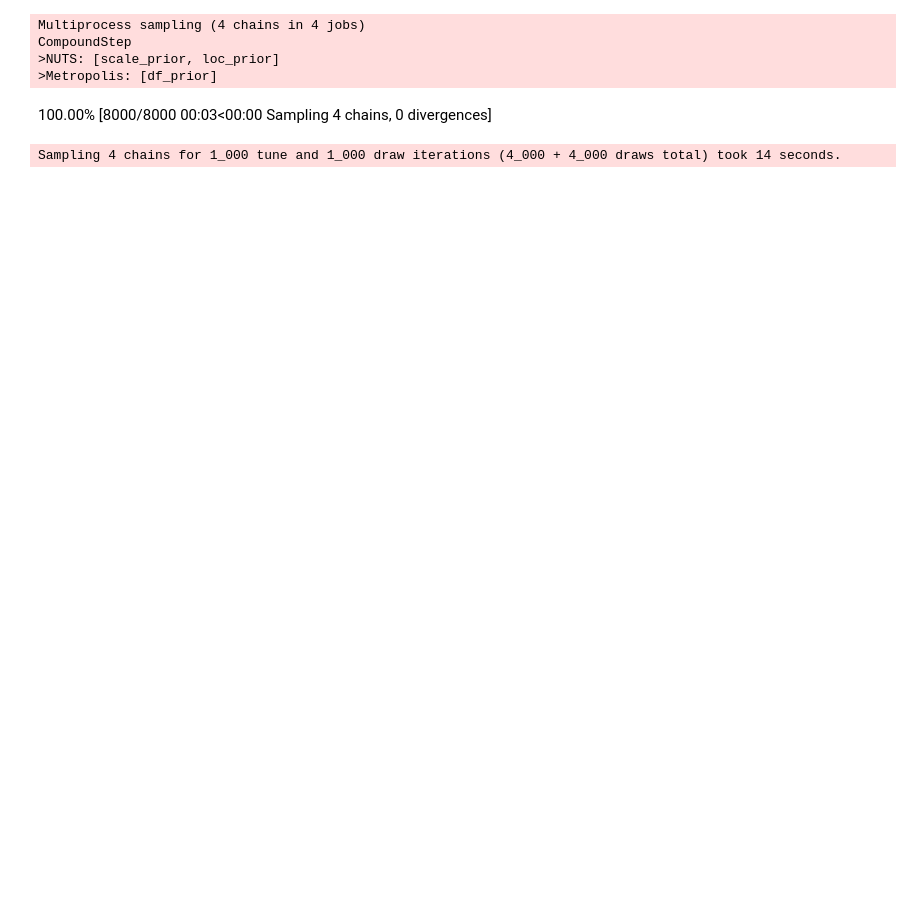
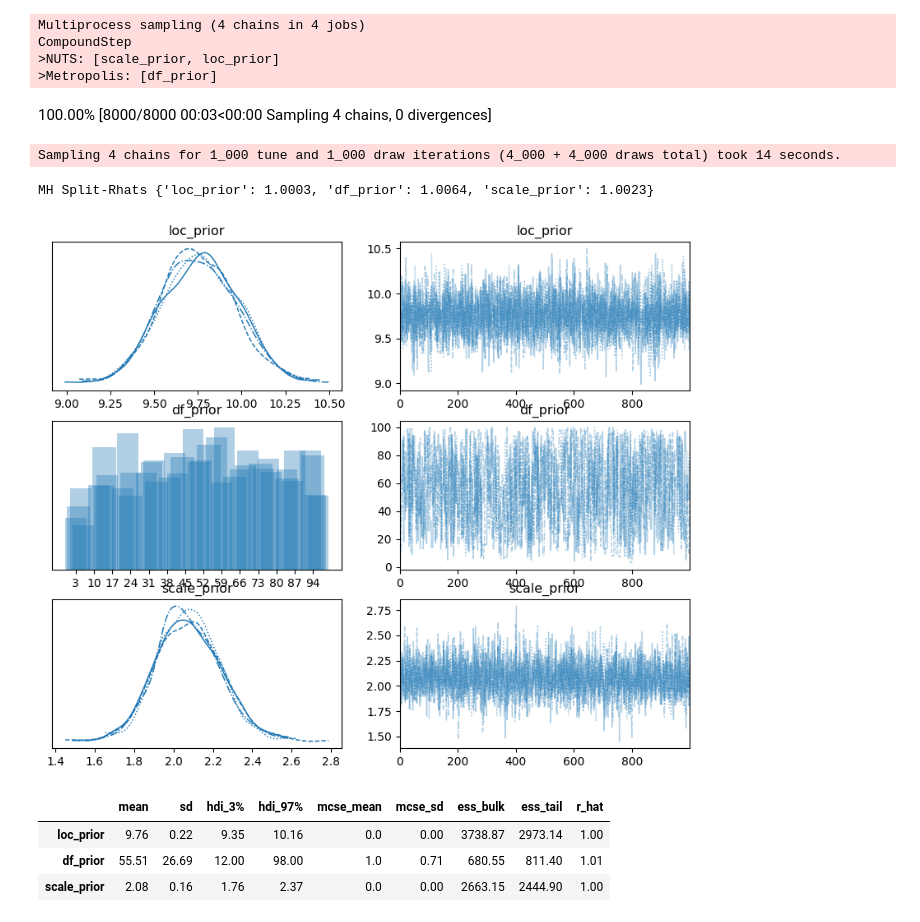
Before and after one commit to MatthewPronyshyn/STA365, a Jupyter notebook: Homework4.ipynb, the cells around one changed output. Cells and saved outputs as stored; diff of their text form; code cells hidden in the pictures; blank space fills up the shorter version.

```diff
--- a/Homework4.ipynb
+++ b/Homework4.ipynb
@@ -28,3 +27,16 @@ CompoundStep
 >Metropolis: [df_prior]
 100.00% [8000/8000 00:03<00:00 Sampling 4 chains, 0 divergences]
 Sampling 4 chains for 1_000 tune and 1_000 draw iterations (4_000 + 4_000 draws total) took 14 seconds.
+# %%
+az.plot_trace(idata_MH, figsize=(10, 9));
+print('MH Split-Rhats',{k: np.round(v.values,4) for k,v in az.rhat(idata_MH).items()})
+# %% [output]
+MH Split-Rhats {'loc_prior': 1.0003, 'df_prior': 1.0064, 'scale_prior': 1.0023}
+[figure, added]
+# %%
+az.summary(idata_MH, round_to=2)
+# %% [output]
+|  | mean | sd | hdi_3% | hdi_97% | mcse_mean | mcse_sd | ess_bulk | ess_tail | r_hat |
+| loc_prior | 9.76 | 0.22 | 9.35 | 10.16 | 0.0 | 0.00 | 3738.87 | 2973.14 | 1.00 |
+| df_prior | 55.51 | 26.69 | 12.00 | 98.00 | 1.0 | 0.71 | 680.55 | 811.40 | 1.01 |
+| scale_prior | 2.08 | 0.16 | 1.76 | 2.37 | 0.0 | 0.00 | 2663.15 | 2444.90 | 1.00 |
```
Also changed, not shown: parts of 2 cells of this notebook.
